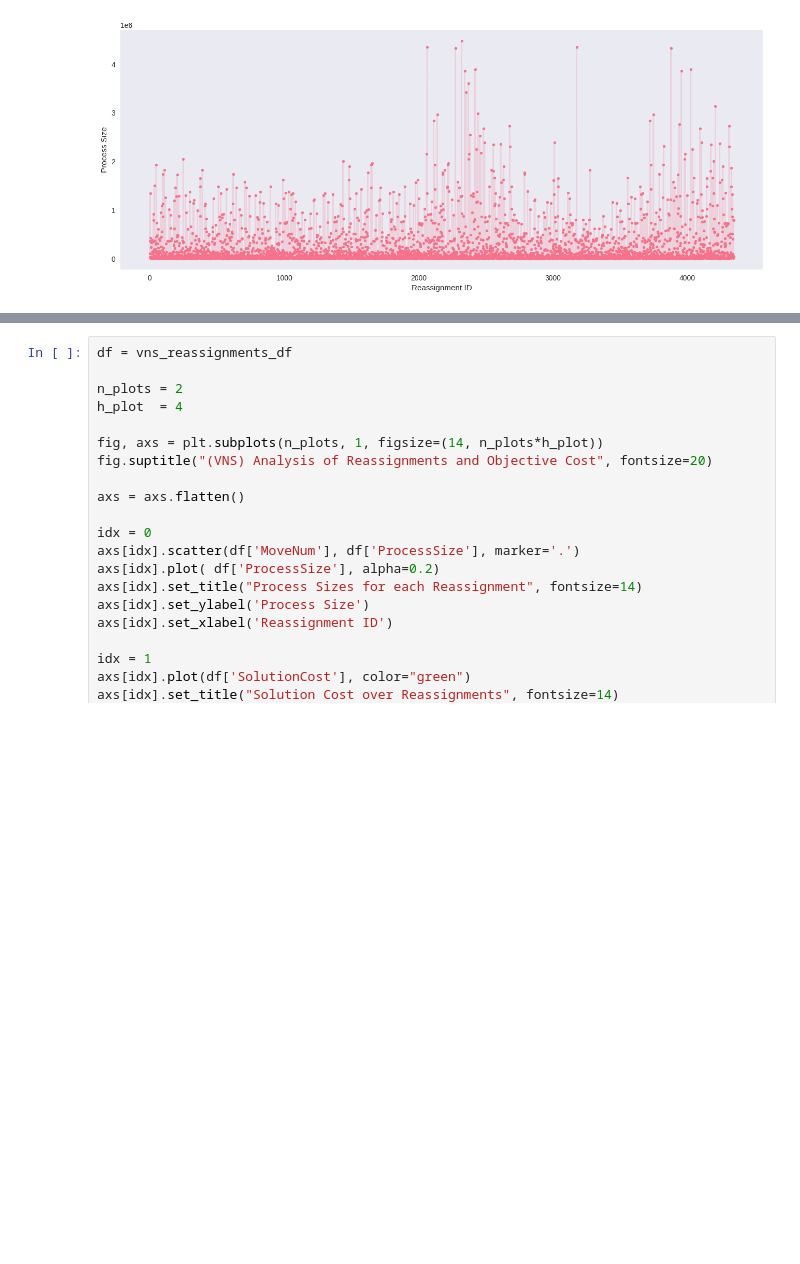
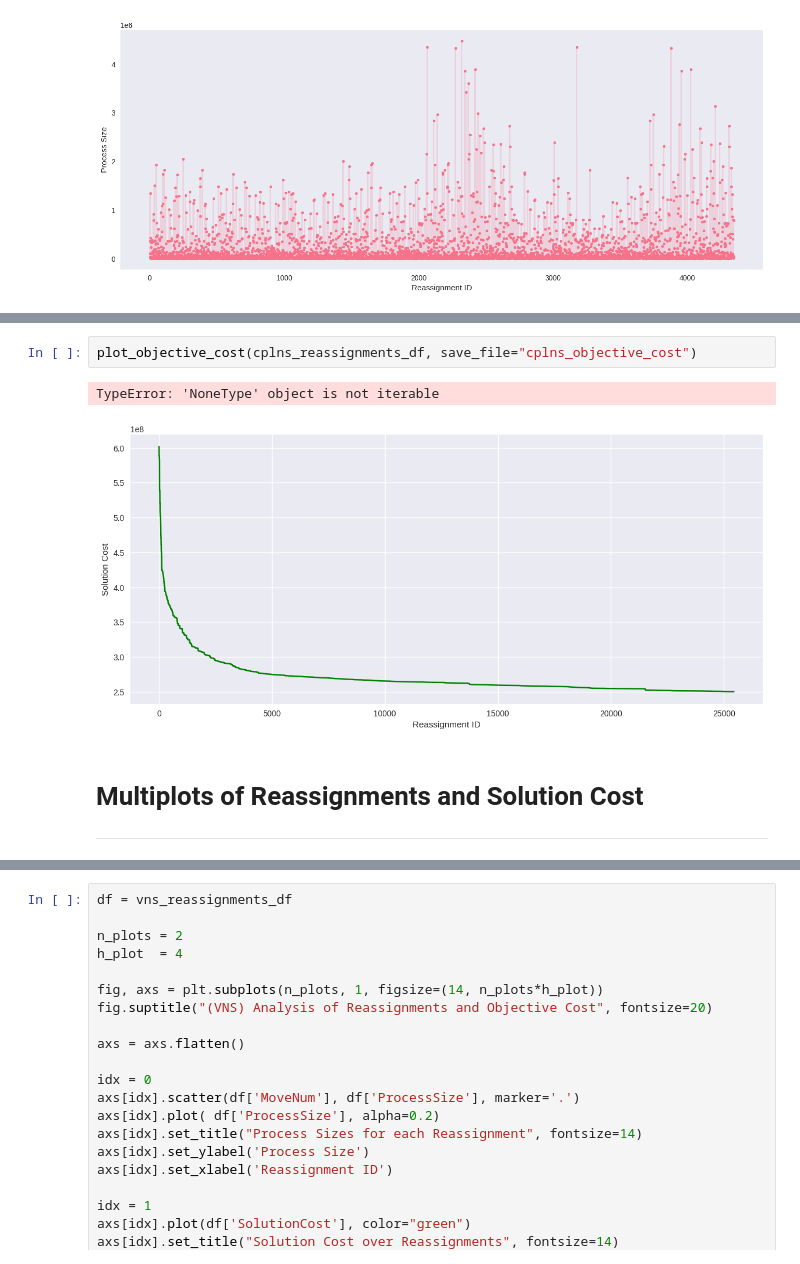
Before and after one commit to circleorange/mrp-approach-analysis, a Jupyter notebook: analysis/0_all_algorithms_general_analysis.ipynb, the cells around one changed output, grey strips where cells are left out. Drawn from its saved outputs; the diff is of its cells as text; blank space fills up the shorter version.

```diff
--- a/analysis/0_all_algorithms_general_analysis.ipynb
+++ b/analysis/0_all_algorithms_general_analysis.ipynb
@@ -324,0 +348,8 @@ plot_reassignments(cplns_reassignments_df, save_file="cplns_reassignments")
+# %%
+plot_objective_cost(cplns_reassignments_df, save_file="cplns_objective_cost")
+# %% [output]
+TypeError: 'NoneType' object is not iterable
+[figure, added]
+# %% [markdown]
+# Multiplots of Reassignments and Solution Cost
+---
```
Also changed, not shown: parts of 30 cells of this notebook, 32 other files.
